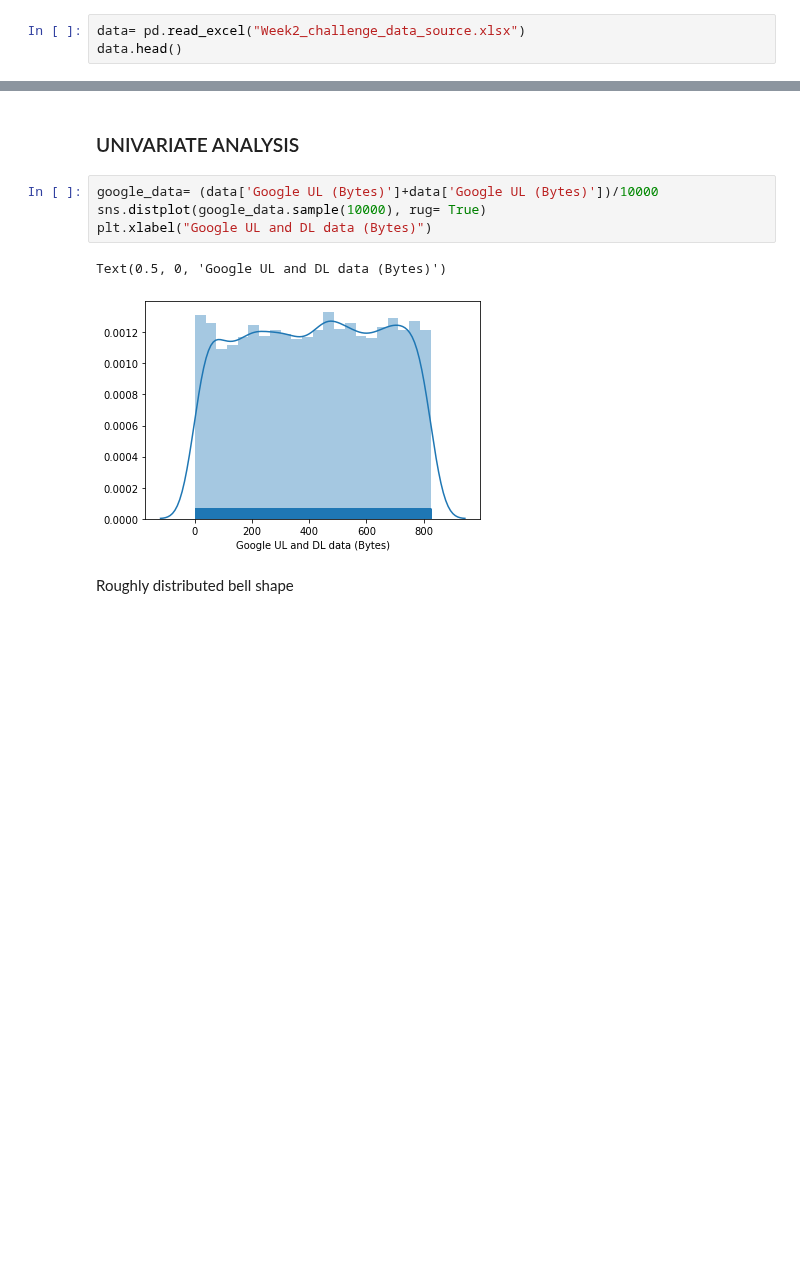
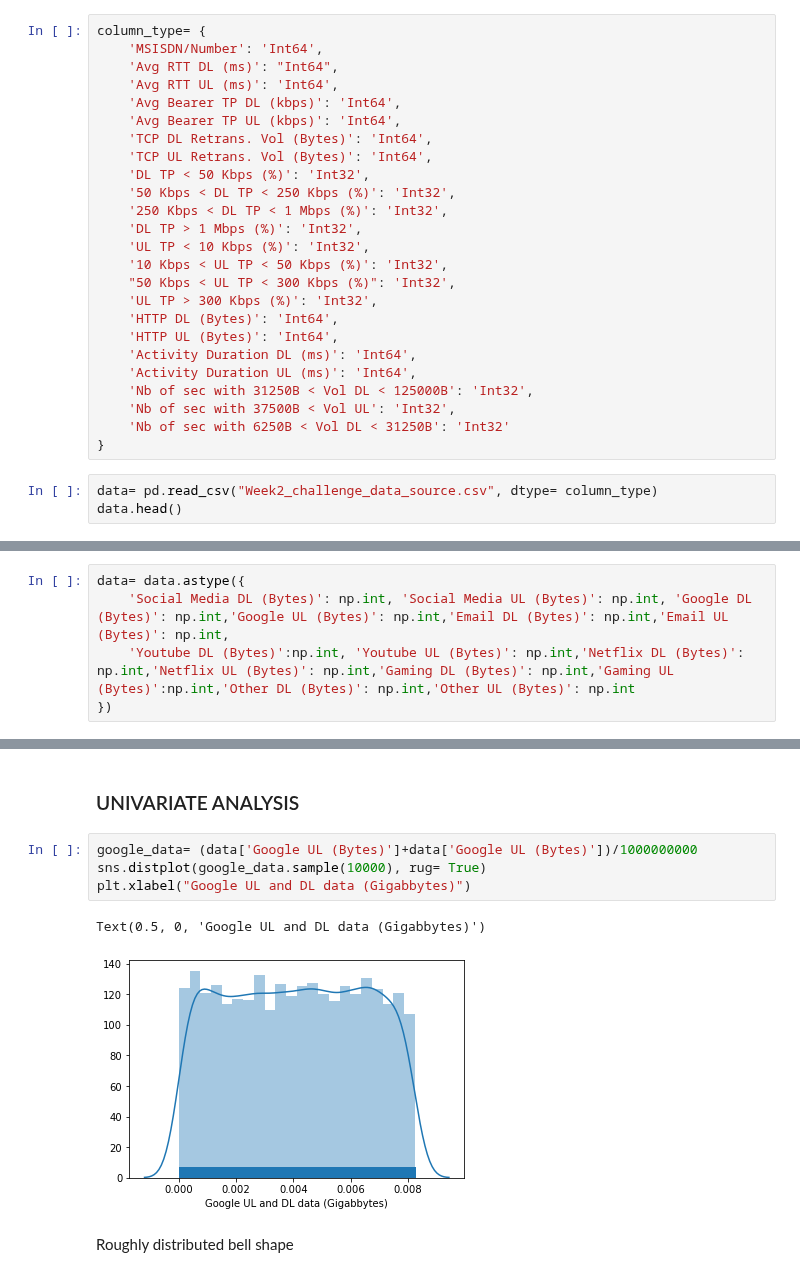
Before and after one commit to comsavvy/Data-analysis-for-business, a Jupyter notebook: Data analysis1.ipynb, the cells around one changed output, grey strips where cells are left out. Saved outputs shown, nothing was run; the diff lists cells and outputs as text; blank space fills up the shorter version.

Commit message:
Application data type changed

```diff
--- a/Data analysis1.ipynb
+++ b/Data analysis1.ipynb
@@ -13,5 +15,30 @@ pd.set_option("display.max_rows", 100)
+# %%
+column_type= {
+    'MSISDN/Number': 'Int64',
+    'Avg RTT DL (ms)': "Int64",
+    'Avg RTT UL (ms)': 'Int64',
+    'Avg Bearer TP DL (kbps)': 'Int64',
+    'Avg Bearer TP UL (kbps)': 'Int64',
+    'TCP DL Retrans. Vol (Bytes)': 'Int64',
+    'TCP UL Retrans. Vol (Bytes)': 'Int64',
+    'DL TP < 50 Kbps (%)': 'Int32',
+    '50 Kbps < DL TP < 250 Kbps (%)': 'Int32',
+    '250 Kbps < DL TP < 1 Mbps (%)': 'Int32',
+    'DL TP > 1 Mbps (%)': 'Int32',
+    'UL TP < 10 Kbps (%)': 'Int32',
+    '10 Kbps < UL TP < 50 Kbps (%)': 'Int32',
+    "50 Kbps < UL TP < 300 Kbps (%)": 'Int32',
+    'UL TP > 300 Kbps (%)': 'Int32',
+    'HTTP DL (Bytes)': 'Int64',
+    'HTTP UL (Bytes)': 'Int64',
+    'Activity Duration DL (ms)': 'Int64',
+    'Activity Duration UL (ms)': 'Int64',
+    'Nb of sec with 31250B < Vol DL < 125000B': 'Int32',
+    'Nb of sec with 37500B < Vol UL': 'Int32',
+    'Nb of sec with 6250B < Vol DL < 31250B': 'Int32'
+}
 # %%
-data= pd.read_excel("Week2_challenge_data_source.xlsx")
+data= pd.read_csv("Week2_challenge_data_source.csv", dtype= column_type)
 data.head()
 # %% [output]
 |  | Bearer Id | Start | Start ms | End | End ms | Dur. (ms) | IMSI | MSISDN/Number | IMEI | ... |
@@ -23,3 +52,8 @@ data.head()
+# %%
+data= data.astype({
+    'Social Media DL (Bytes)': np.int, 'Social Media UL (Bytes)': np.int, 'Google DL (Bytes)': np.int,'Google UL (Bytes)': np.int,'Email DL (Bytes)': np.int,'Email UL (Bytes)': np.int,
+    'Youtube DL (Bytes)':np.int, 'Youtube UL (Bytes)': np.int,'Netflix DL (Bytes)': np.int,'Netflix UL (Bytes)': np.int,'Gaming DL (Bytes)': np.int,'Gaming UL (Bytes)':np.int,'Other DL (Bytes)': np.int,'Other UL (Bytes)': np.int
+})
 # %%
 data.tail()
 # %% [output]
@@ -334,12 +334,12 @@ data[d1].describe()
 # %% [markdown]
 ### UNIVARIATE ANALYSIS
 # %%
-google_data= (data['Google UL (Bytes)']+data['Google UL (Bytes)'])/10000
+google_data= (data['Google UL (Bytes)']+data['Google UL (Bytes)'])/1000000000
 sns.distplot(google_data.sample(10000), rug= True)
-plt.xlabel("Google UL and DL data (Bytes)")
+plt.xlabel("Google UL and DL data (Gigabbytes)")
 # %% [output]
-Text(0.5, 0, 'Google UL and DL data (Bytes)')
+Text(0.5, 0, 'Google UL and DL data (Gigabbytes)')
-[figure, old version]
+[figure, new version]
 # %% [markdown]
 Roughly distributed bell shape
 # %%
```
Also changed, not shown: parts of 33 cells of this notebook.
